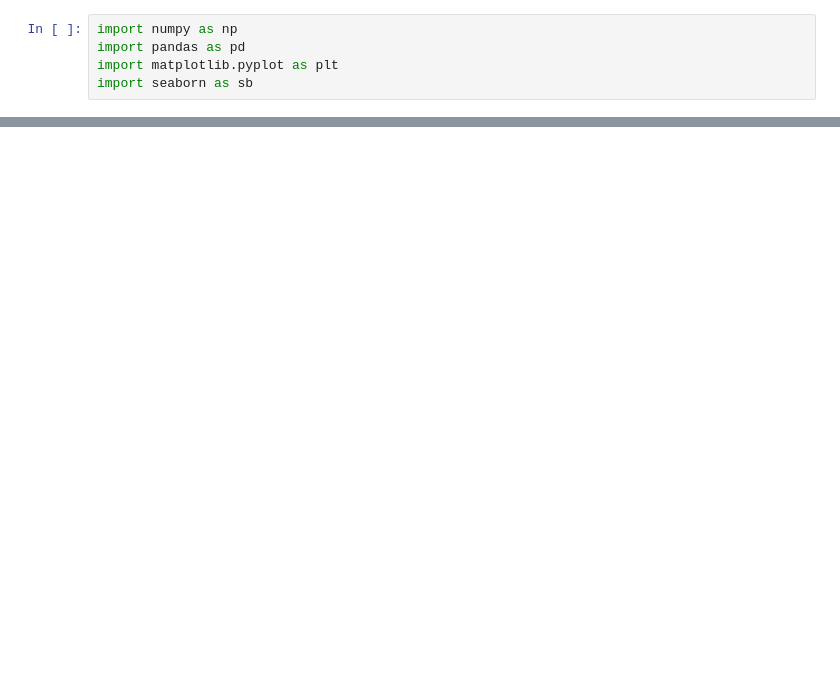
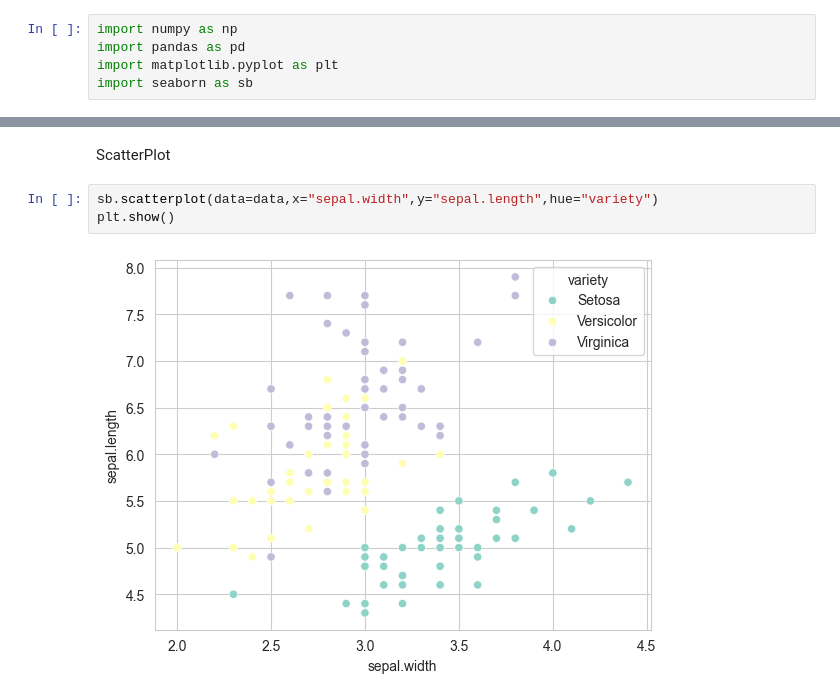
Before and after one commit to AmitavaDatta2004/PYTHON-II-LAB--PCCAIML492-, a Jupyter notebook: pca2/2.ipynb, the cells around one changed output, grey strips where cells are left out. Cells and saved outputs as stored; diff of their text form; blank space fills up the shorter version.

```diff
--- a/pca2/2.ipynb
+++ b/pca2/2.ipynb
@@ -40,0 +158,7 @@ sb.scatterplot()
+# %% [markdown]
+ScatterPlot
+# %%
+sb.scatterplot(data=data,x="sepal.width",y="sepal.length",hue="variety")
+plt.show()
+# %% [output]
+[figure, added]
```
Also changed, not shown: parts of 26 cells of this notebook, 3 other files.
